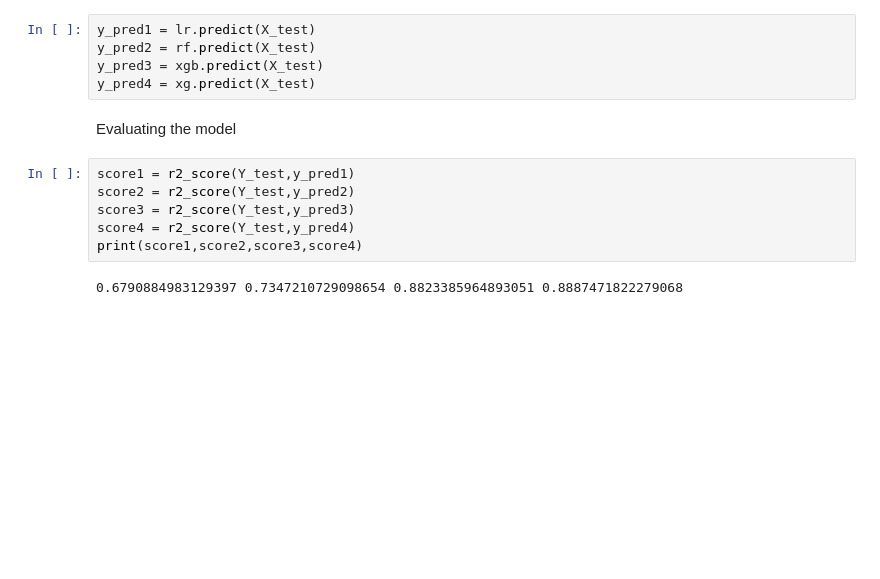
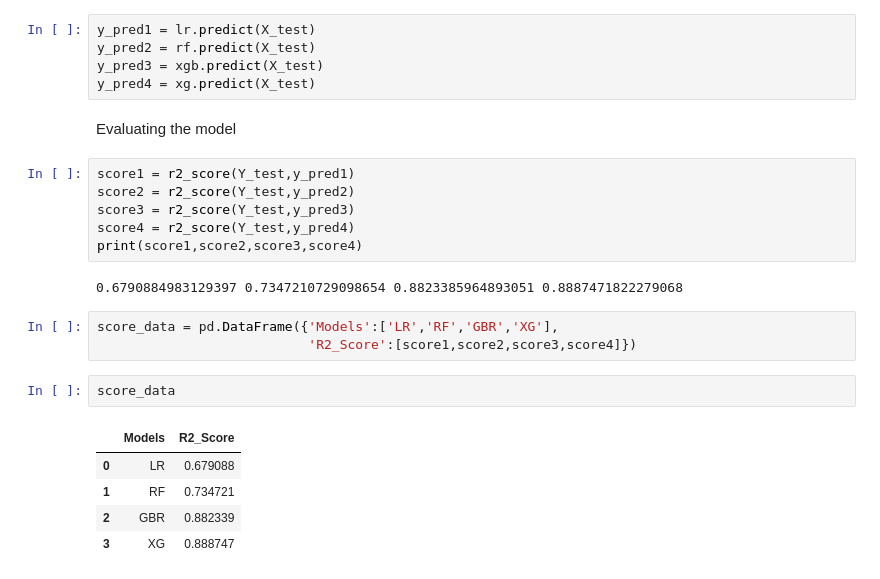
Before and after one commit to Namir50/Data-Science-Tutorial, a Jupyter notebook: Linear Regression/Car_price_prediction.ipynb, the cells around one changed output. Saved outputs shown, nothing was run; the diff lists cells and outputs as text; blank space fills up the shorter version.

```diff
--- a/Linear Regression/Car_price_prediction.ipynb
+++ b/Linear Regression/Car_price_prediction.ipynb
@@ -285,3 +285,14 @@ score4 = r2_score(Y_test,y_pred4)
 print(score1,score2,score3,score4)
 # %% [output]
 0.6790884983129397 0.7347210729098654 0.8823385964893051 0.8887471822279068
+# %%
+score_data = pd.DataFrame({'Models':['LR','RF','GBR','XG'],
+                           'R2_Score':[score1,score2,score3,score4]})
+# %%
+score_data
+# %% [output]
+|  | Models | R2_Score |
+| 0 | LR | 0.679088 |
+| 1 | RF | 0.734721 |
+| 2 | GBR | 0.882339 |
+| 3 | XG | 0.888747 |
```
